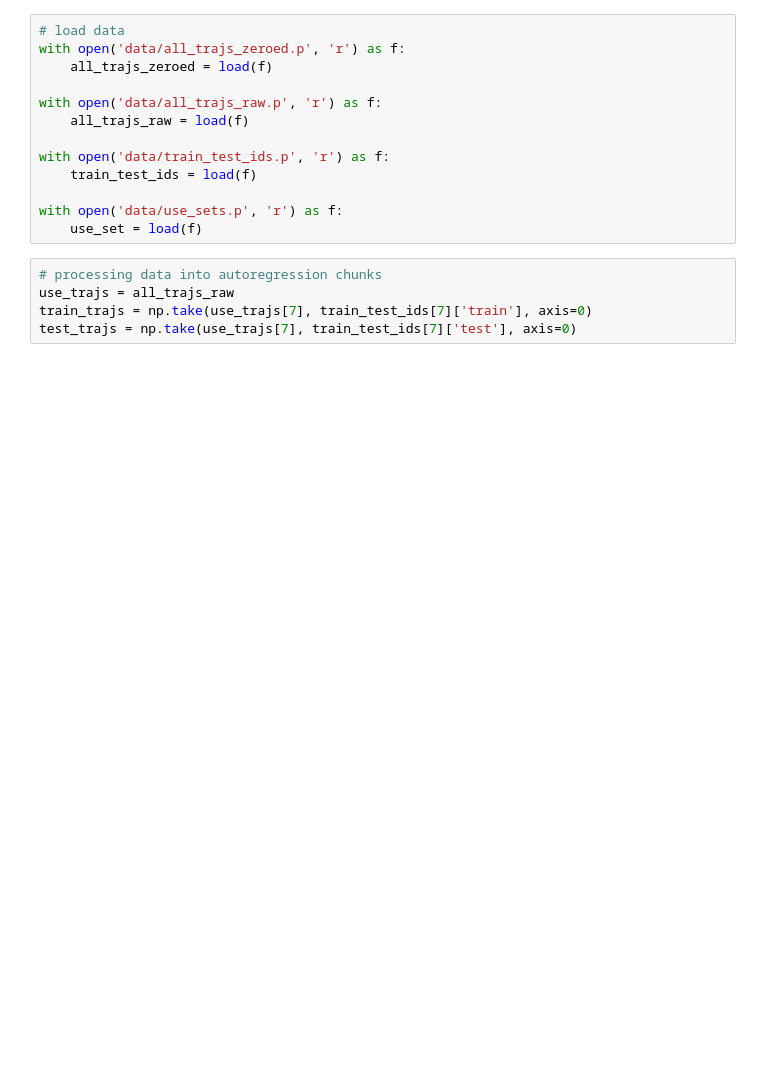
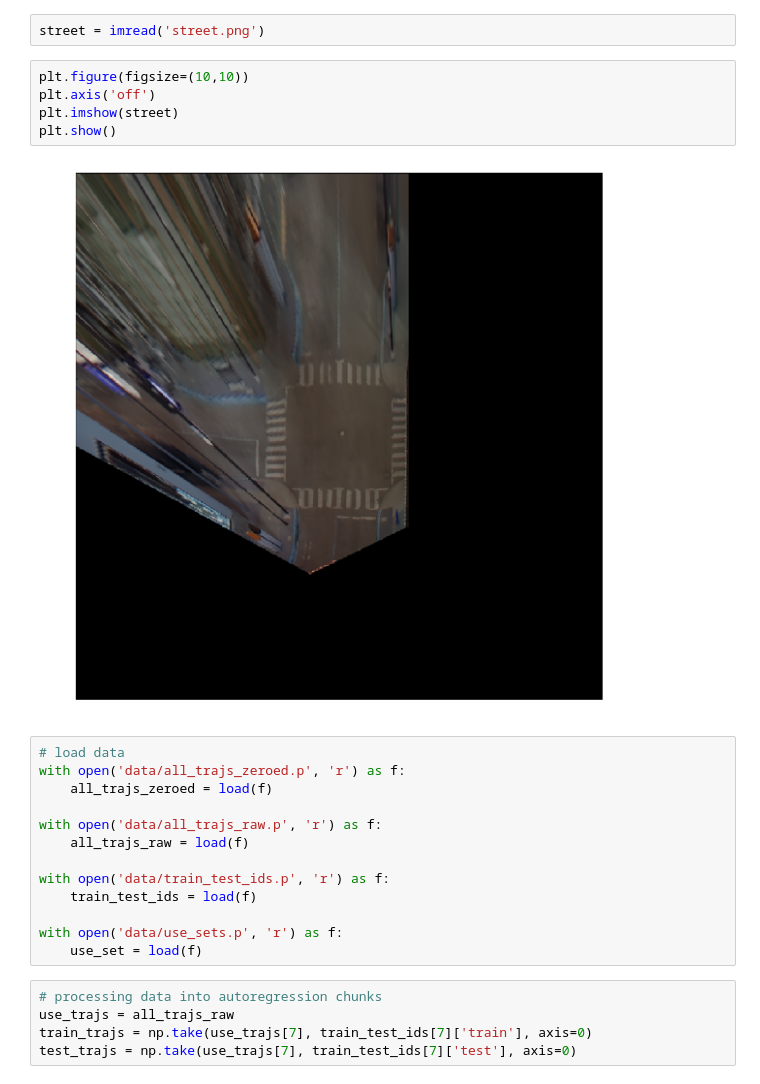
Before and after one commit to renxinhe/Video-Stream-Object-Detector, a Jupyter notebook: traffic_modeling/Traffic Modeling.ipynb, the cells around one changed output. Saved outputs shown, nothing was run; the diff lists cells and outputs as text; blank space fills up the shorter version.

```diff
--- a/traffic_modeling/Traffic Modeling.ipynb
+++ b/traffic_modeling/Traffic Modeling.ipynb
@@ -16,3 +17,12 @@ Using TensorFlow backend.
+# %%
+street = imread('street.png')
+# %%
+plt.figure(figsize=(10,10))
+plt.axis('off')
+plt.imshow(street)
+plt.show()
+# %% [output]
+[figure, added]
 # %%
 # load data
 with open('data/all_trajs_zeroed.p', 'r') as f:
```
Also changed, not shown: parts of 25 cells of this notebook, 4 other files.
